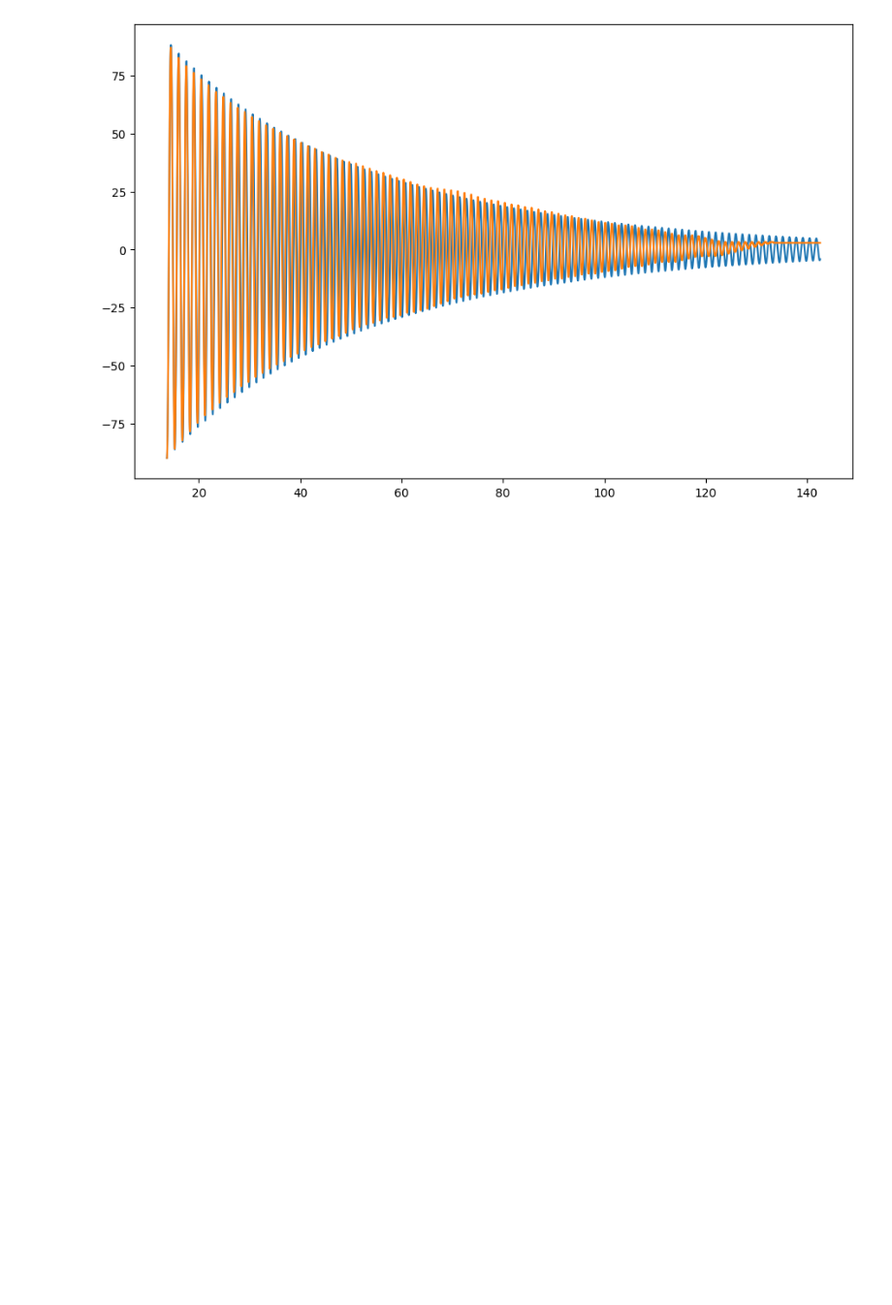
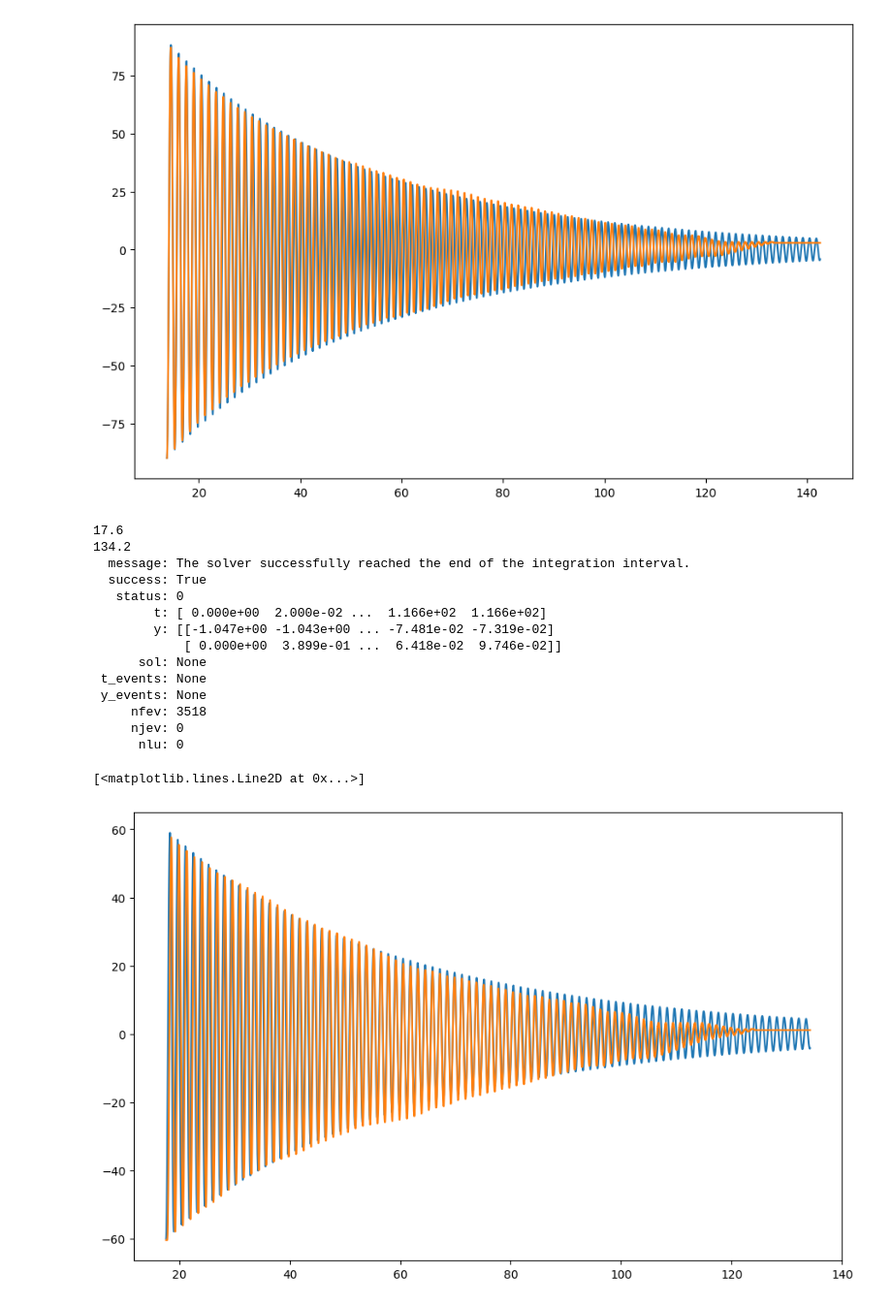
Before and after one commit to isebal14/Sistemas-de-control, a Jupyter notebook: Lab 1/cálculos.ipynb, the cells around one changed output. Shown at 97% size. Drawn from its saved outputs; the diff is of its cells as text; code cells hidden in the pictures; blank space fills up the shorter version.

```diff
--- a/Lab 1/cálculos.ipynb
+++ b/Lab 1/cálculos.ipynb
@@ -188,3 +224,28 @@ plt.plot(tiempo90[502:], theta90[502:])
       nlu: 0
 [<matplotlib.lines.Line2D at 0x...>]
 [figure]
+# %%
+otro_t=tiempo60[880:]
+print(tiempo60[880])
+print(tiempo60[-1])
+sol_60_2 = solve_ivp(aceleracionangularconamortiguacion_isma, t_span=(0, tiempo60[-1]-tiempo60[880]), y0=(-np.deg2rad(60), 0), t_eval=[i - tiempo60[880] for i in otro_t])
+print(sol_60_2)
+plt.plot(otro_t, np.rad2deg(sol_60_2.y[0]))
+plt.plot(tiempo60[880:], theta60[880:])
+# %% [output]
+17.6
+134.2
+  message: The solver successfully reached the end of the integration interval.
+  success: True
+   status: 0
+        t: [ 0.000e+00  2.000e-02 ...  1.166e+02  1.166e+02]
+        y: [[-1.047e+00 -1.043e+00 ... -7.481e-02 -7.319e-02]
+            [ 0.000e+00  3.899e-01 ...  6.418e-02  9.746e-02]]
+      sol: None
+ t_events: None
+ y_events: None
+     nfev: 3518
+     njev: 0
+      nlu: 0
+[<matplotlib.lines.Line2D at 0x...>]
+[figure, added]
```
Also changed, not shown: parts of 8 cells of this notebook.
